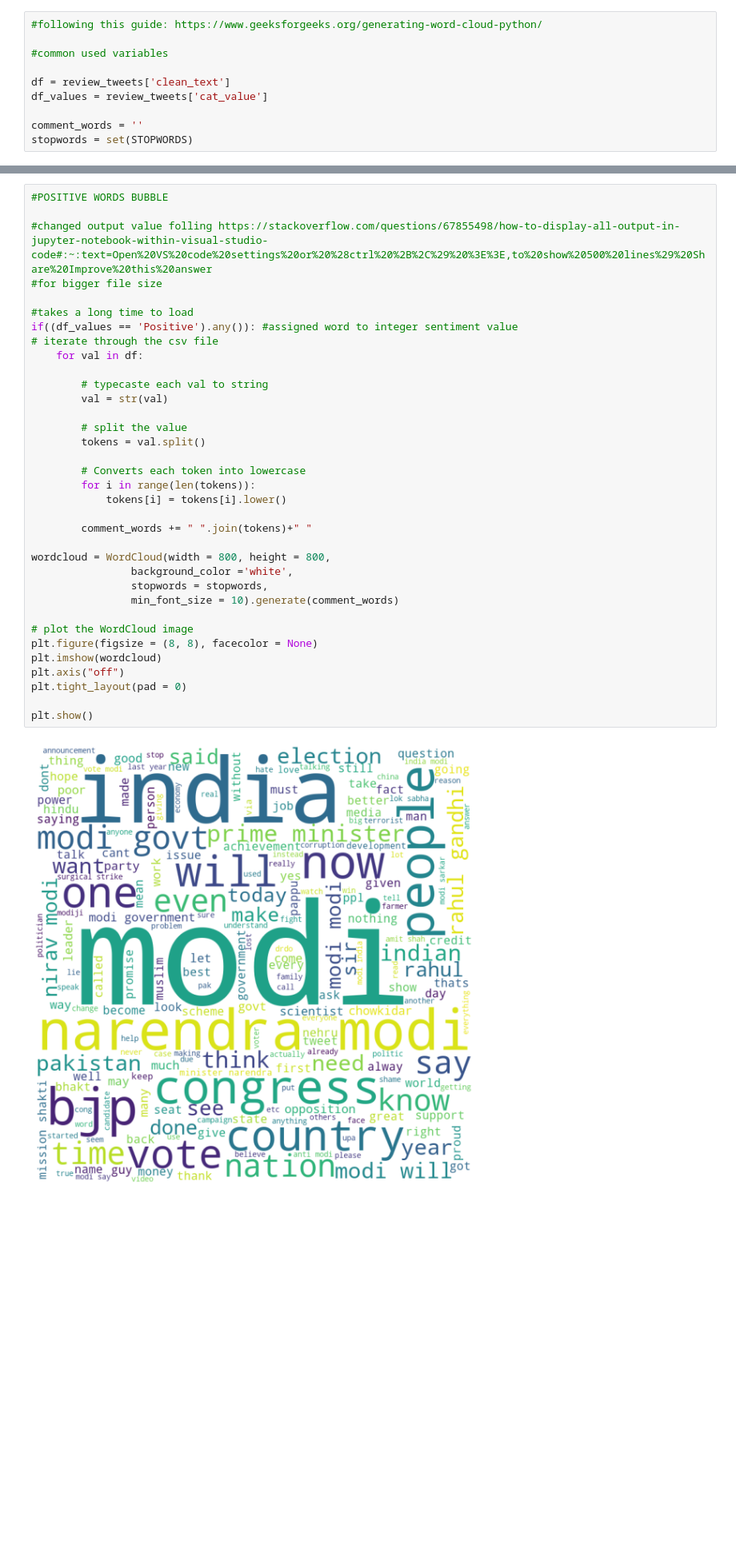
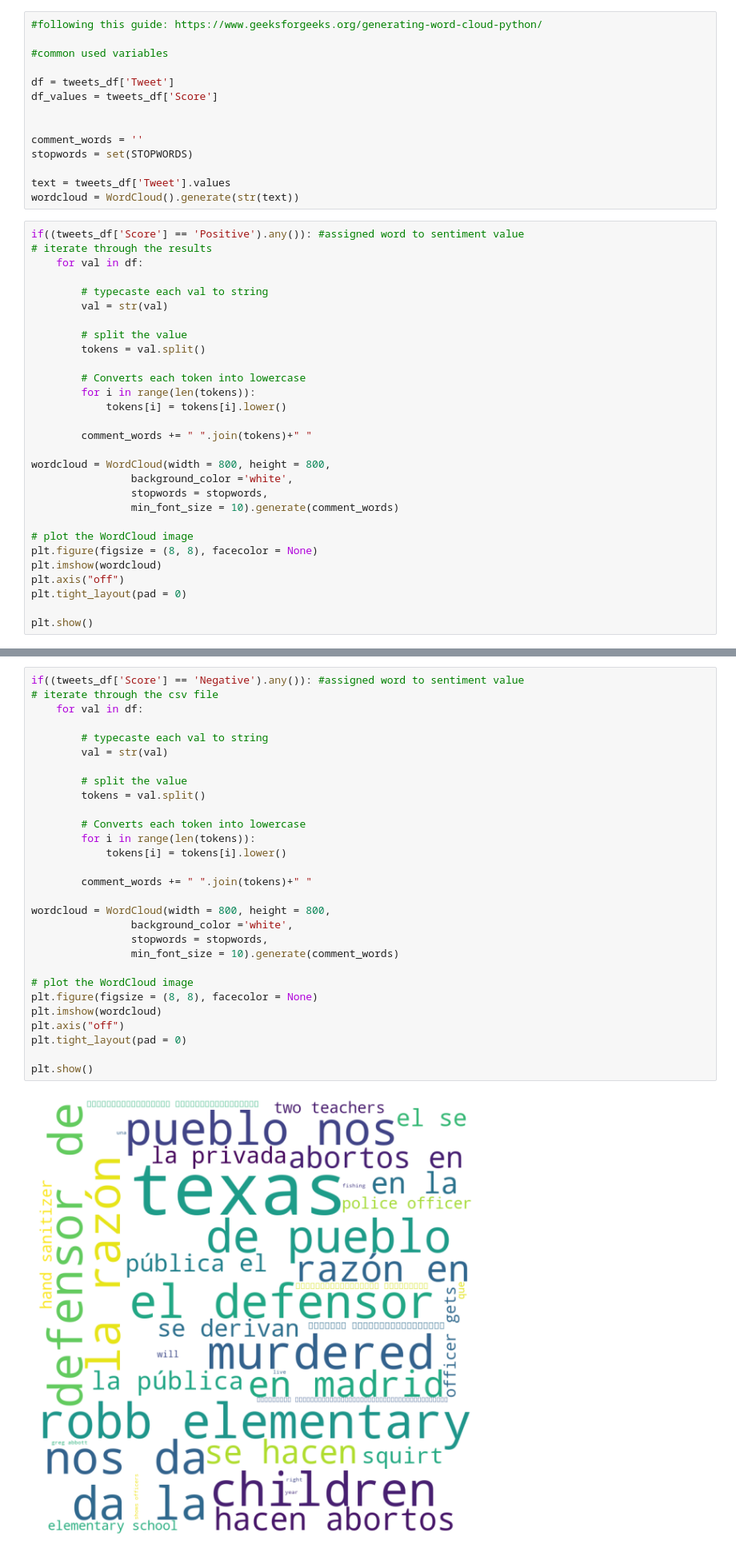
Before and after one commit to IsabelAlma/HCI584, a Jupyter notebook: TwitterSent1.ipynb, the cells around one changed output, grey strips where cells are left out. Shown: that part at 80% size. Saved outputs shown, nothing was run; the diff lists cells and outputs as text; blank space fills up the shorter version.

```diff
--- a/TwitterSent1.ipynb
+++ b/TwitterSent1.ipynb
@@ -64,8 +200,41 @@ plt.pie(actual_values, colors = colors, labels=labels, autopct= lambda x: '{:.0f
 
 #common used variables
 
-df = review_tweets['clean_text']
-df_values = review_tweets['cat_value']
+df = tweets_df['Tweet']
+df_values = tweets_df['Score']
+
 
 comment_words = ''
 stopwords = set(STOPWORDS)
+
+text = tweets_df['Tweet'].values
+wordcloud = WordCloud().generate(str(text))
+# %%
+if((tweets_df['Score'] == 'Positive').any()): #assigned word to sentiment value
+# iterate through the results
+    for val in df:
+
+        # typecaste each val to string
+        val = str(val)
+
+        # split the value
+        tokens = val.split()
+
+        # Converts each token into lowercase
+        for i in range(len(tokens)):
+            tokens[i] = tokens[i].lower()
+
+        comment_words += " ".join(tokens)+" "
+
+wordcloud = WordCloud(width = 800, height = 800,
+                background_color ='white',
+                stopwords = stopwords,
+                min_font_size = 10).generate(comment_words)
+
+# plot the WordCloud image
+plt.figure(figsize = (8, 8), facecolor = None)
+plt.imshow(wordcloud)
+plt.axis("off")
+plt.tight_layout(pad = 0)
+
+plt.show()
@@ -72,38 +243,32 @@ stopwords = set(STOPWORDS)
 # %%
-#POSITIVE WORDS BUBBLE
-
-#changed output value folling https://stackoverflow.com/questions/67855498/how-to-display-all-output-in-jupyter-notebook-within-visual-studio-code#:~:text=Open%20VS%20code%20settings%20or%20%28ctrl%20%2B%2C%29%20%3E%3E,to%20show%20500%20lines%29%20Share%20Improve%20this%20answer
-#for bigger file size
-
-#takes a long time to load
-if((df_values == 'Positive').any()): #assigned word to integer sentiment value
+if((tweets_df['Score'] == 'Negative').any()): #assigned word to sentiment value
 # iterate through the csv file
     for val in df:
 
         # typecaste each val to string
         val = str(val)
 
         # split the value
         tokens = val.split()
 
         # Converts each token into lowercase
         for i in range(len(tokens)):
             tokens[i] = tokens[i].lower()
 
         comment_words += " ".join(tokens)+" "
 
 wordcloud = WordCloud(width = 800, height = 800,
                 background_color ='white',
                 stopwords = stopwords,
                 min_font_size = 10).generate(comment_words)
 
 # plot the WordCloud image
 plt.figure(figsize = (8, 8), facecolor = None)
 plt.imshow(wordcloud)
 plt.axis("off")
 plt.tight_layout(pad = 0)
 
 plt.show()
 # %% [output]
-[figure, old version]
+[figure, new version]
 # %%
```
Also changed, not shown: parts of 18 cells of this notebook.
